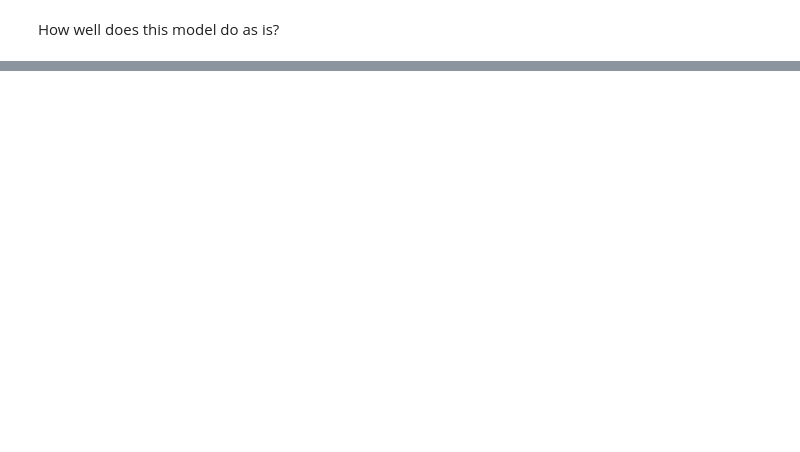
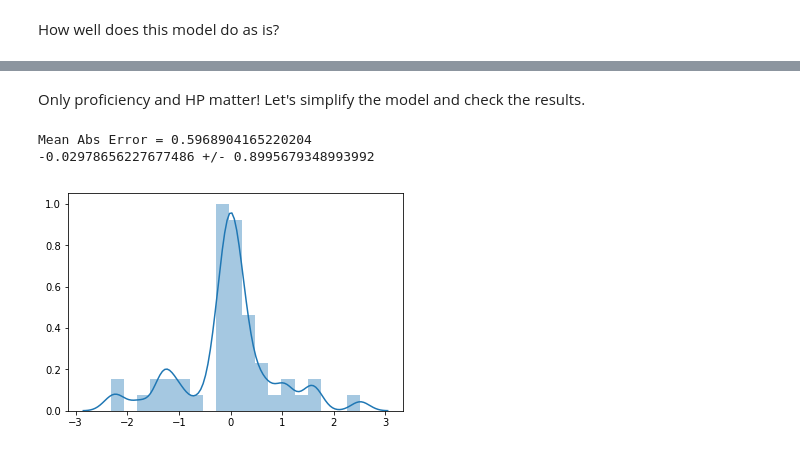
Before and after one commit to r3dunlop/DnDMonsterEngine, a Jupyter notebook: MonsterBasicAnalysis.ipynb, the cells around one changed output, grey strips where cells are left out. Cells and saved outputs as stored; diff of their text form; code cells hidden in the pictures; blank space fills up the shorter version.

```diff
--- a/MonsterBasicAnalysis.ipynb
+++ b/MonsterBasicAnalysis.ipynb
@@ -263,0 +328,15 @@ So this model gets us pretty close on average and generally within +/- 2 on the
+# %% [markdown]
+Only proficiency and HP matter! Let's simplify the model and check the results.
+# %%
+rf_X_train_important = X_train[["HP","Proficiency"]]
+rf_X_val_important = X_val[["HP","Proficiency"]]
+
+rf_model_important = RandomForestRegressor(n_estimators=1000, random_state=1)
+rf_model_important.fit(rf_X_train_important,y_train.values.ravel())
+
+y_pred_rf_important = rf_model_important.predict(rf_X_val_important)
+accuracy(y_pred_rf_important,y_val.CR.to_list())
+# %% [output]
+Mean Abs Error = 0.5968904165220204
+-0.02978656227677486 +/- 0.8995679348993992
+[figure, added]
```
Also changed, not shown: parts of 28 cells of this notebook, 1 other file.
